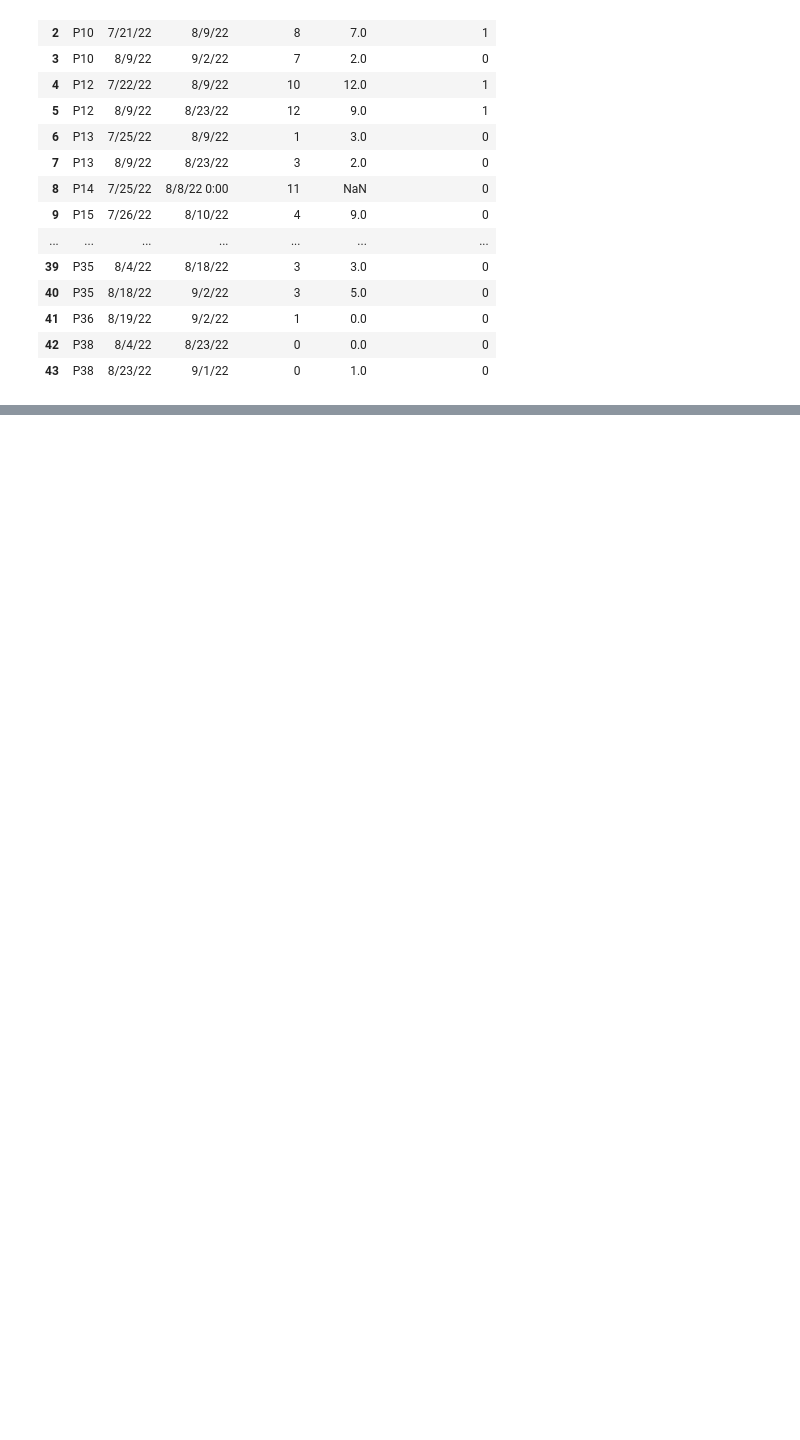
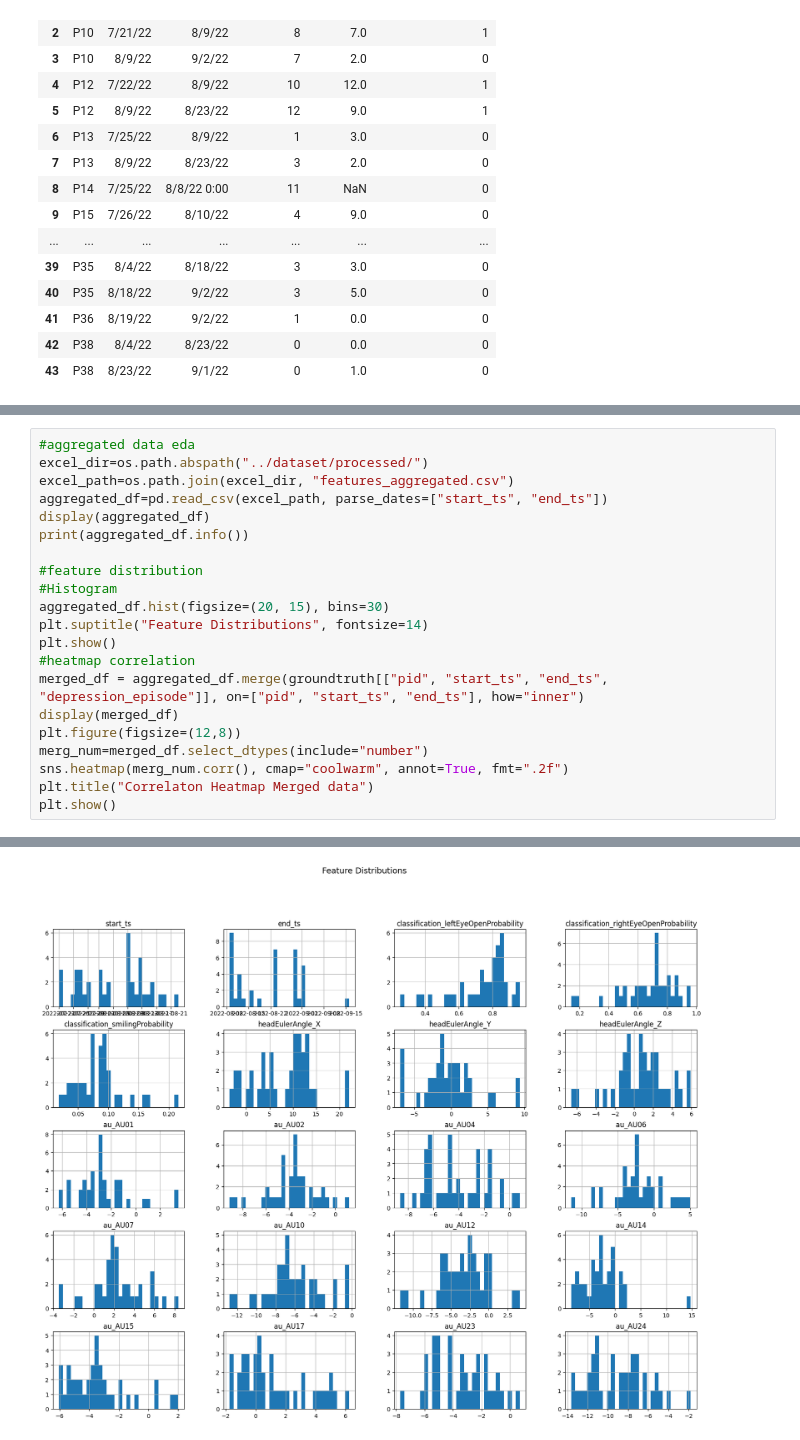
Before and after one commit to khalil-hub/Detecting-Depression-through-Facial-Behavior-and-Head-Gestures, a Jupyter notebook: notebooks/exploratory_data_analysis.ipynb, the cells around one changed output, grey strips where cells are left out. Cells and saved outputs as stored; diff of their text form; blank space fills up the shorter version.

```diff
--- a/notebooks/exploratory_data_analysis.ipynb
+++ b/notebooks/exploratory_data_analysis.ipynb
@@ -149,0 +330,22 @@ plt.show()
+# %%
+#aggregated data eda
+excel_dir=os.path.abspath("../dataset/processed/")
+excel_path=os.path.join(excel_dir, "features_aggregated.csv")
+aggregated_df=pd.read_csv(excel_path, parse_dates=["start_ts", "end_ts"])
+display(aggregated_df)
+print(aggregated_df.info())
+
+#feature distribution
+#Histogram
+aggregated_df.hist(figsize=(20, 15), bins=30)
+plt.suptitle("Feature Distributions", fontsize=14)
+plt.show()
+#heatmap correlation
+merged_df = aggregated_df.merge(groundtruth[["pid", "start_ts", "end_ts", "depression_episode"]], on=["pid", "start_ts", "end_ts"], how="inner")
+display(merged_df)
+plt.figure(figsize=(12,8))
+merg_num=merged_df.select_dtypes(include="number")
+sns.heatmap(merg_num.corr(), cmap="coolwarm", annot=True, fmt=".2f")
+plt.title("Correlaton Heatmap Merged data")
+plt.show()
+# %% [output]
@@ -149,0 +386 @@ plt.show()
+[figure, added]
```
Also changed, not shown: parts of 13 cells of this notebook, 14 other files.
